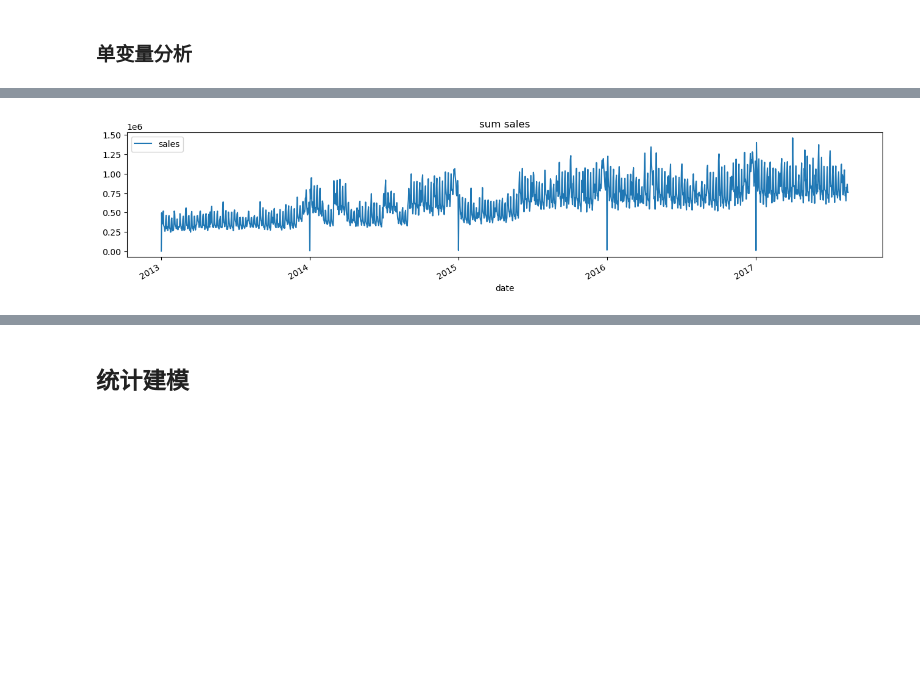
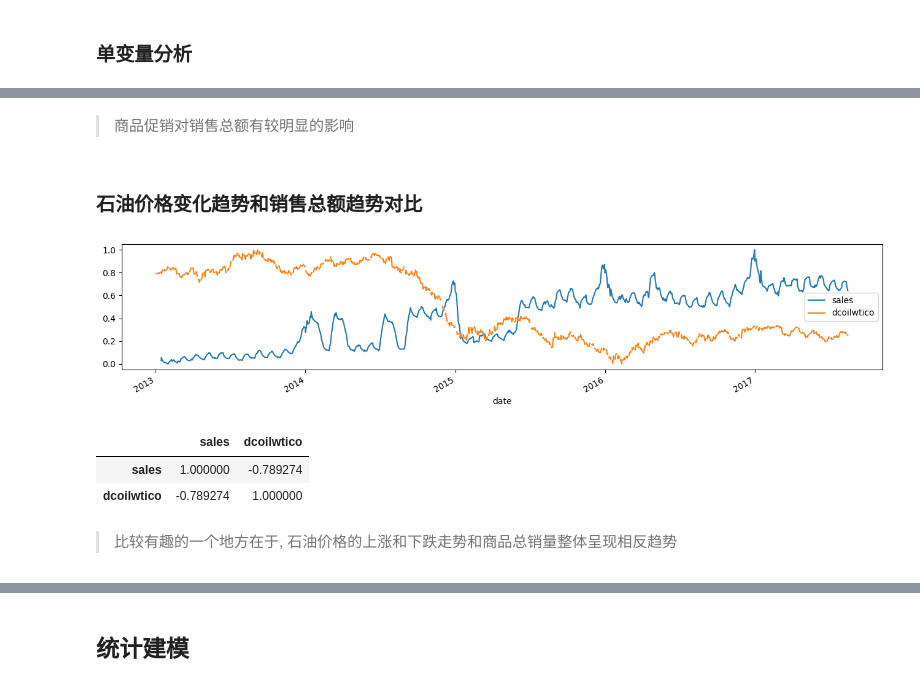
Before and after one commit to ROOKIE-AI/ML, a Jupyter notebook: Kaggle/商店销售-时间序列预测/model.ipynb, the cells around one changed output, grey strips where cells are left out. Drawn from its saved outputs; the diff is of its cells as text; code cells hidden in the pictures; blank space fills up the shorter version.

```diff
--- a/Kaggle/商店销售-时间序列预测/model.ipynb
+++ b/Kaggle/商店销售-时间序列预测/model.ipynb
@@ -89,7 +91,10 @@ if not os.path.exists("./data"):
     !rm -rf *.zip
 # %%
 def read_data(_type='train'):
-    df = pd.read_csv("./data/train.csv", parse_dates=['date']) if _type == 'train' else pd.read_csv('./data/test.csv', parse_dates=['date'])
+
+    params = dict(parse_dates=['date'],  converters={'onpromotion': lambda x : bool(int(x))})
+
+    df = pd.read_csv("./data/train.csv", **params) if _type == 'train' else pd.read_csv('./data/test.csv', **params)
     oil_df = pd.read_csv('./data/oil.csv', parse_dates=['date'])
     stores_df = pd.read_csv('./data/stores.csv')
     transactions_df = pd.read_csv('./data/transactions.csv', parse_dates=['date'])
@@ -472,5 +637,26 @@ dtype: float64
+# %% [markdown]
+> 商品促销对销售总额有较明显的影响
+# %% [markdown]
+### 石油价格变化趋势和销售总额趋势对比
+# %%
+oil_stat = (train_df
+      .groupby(level='date')[['sales']]
+      .sum()
+      .rolling(14)  # 对销量进行14日平滑
+      .mean()
+      .apply(lambda x: (x - x.min()) / (x.max() - x.min()))
+)
+oil_stat = oil_stat.merge(oil.apply(lambda x: (x - x.min()) / (x.max() - x.min()) if x.name == 'dcoilwtico' else x ), on='date', how='left')
 # %%
-train_df.groupby(level='date')[['sales']].sum().plot(figsize=(16, 3), title='sum sales')
+oil_stat.plot(figsize=(16, 3), x='date')
 plt.show()
 # %% [output]
-[figure, old version]
+[figure, new version]
+# %%
+oil_stat.drop(columns='date').corr()
+# %% [output]
+|  | sales | dcoilwtico |
+| sales | 1.000000 | -0.789274 |
+| dcoilwtico | -0.789274 | 1.000000 |
+# %% [markdown]
+> 比较有趣的一个地方在于, 石油价格的上涨和下跌走势和商品总销量整体呈现相反趋势
```
Also changed, not shown: parts of 43 cells of this notebook, 3 other files.
